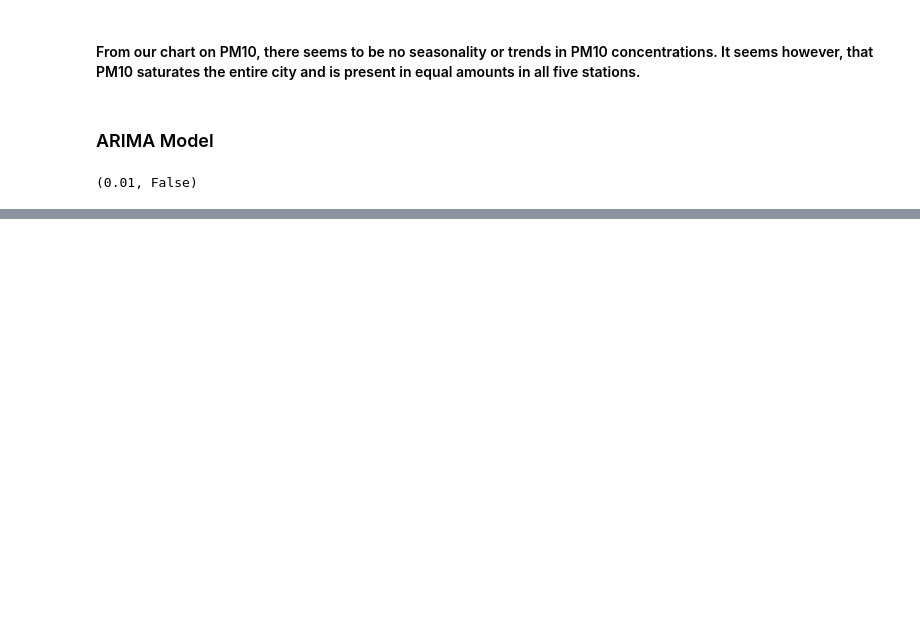
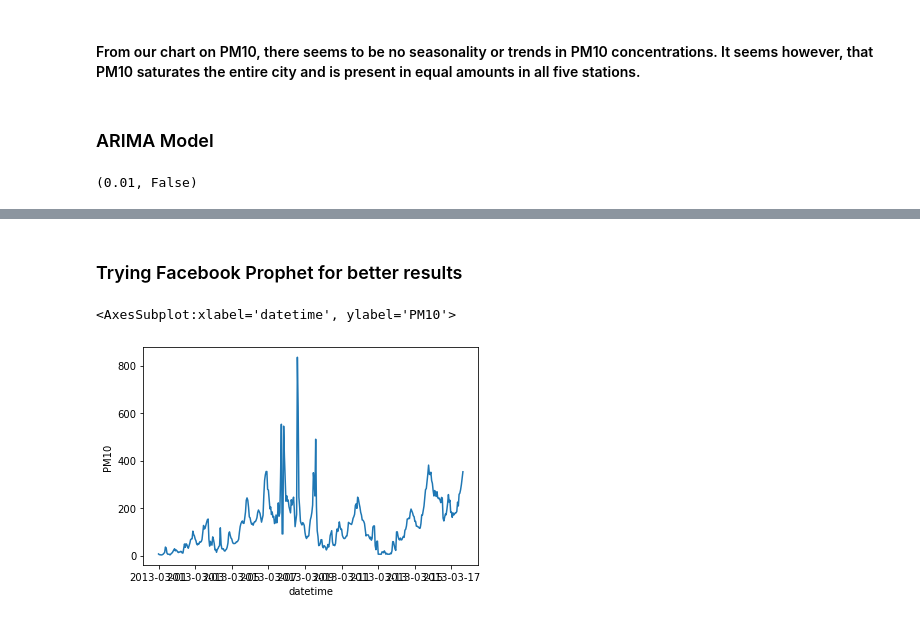
Before and after one commit to halujeff5/Beijing_Air_Quality, a Jupyter notebook: Beijing_Air_Quality.ipynb, the cells around one changed output, grey strips where cells are left out. Cells and saved outputs as stored; diff of their text form; code cells hidden in the pictures; blank space fills up the shorter version.

```diff
--- a/Beijing_Air_Quality.ipynb
+++ b/Beijing_Air_Quality.ipynb
@@ -573,0 +537,2 @@ from statsmodels.tsa.stattools import adfuller
+# %% [markdown]
+### Trying Facebook Prophet for better results
@@ -573,0 +541,5 @@ from statsmodels.tsa.stattools import adfuller
+# %%
+sns.lineplot(data=train[:400])
+# %% [output]
+<AxesSubplot:xlabel='datetime', ylabel='PM10'>
+[figure, added]
```
Also changed, not shown: parts of 27 cells of this notebook.
